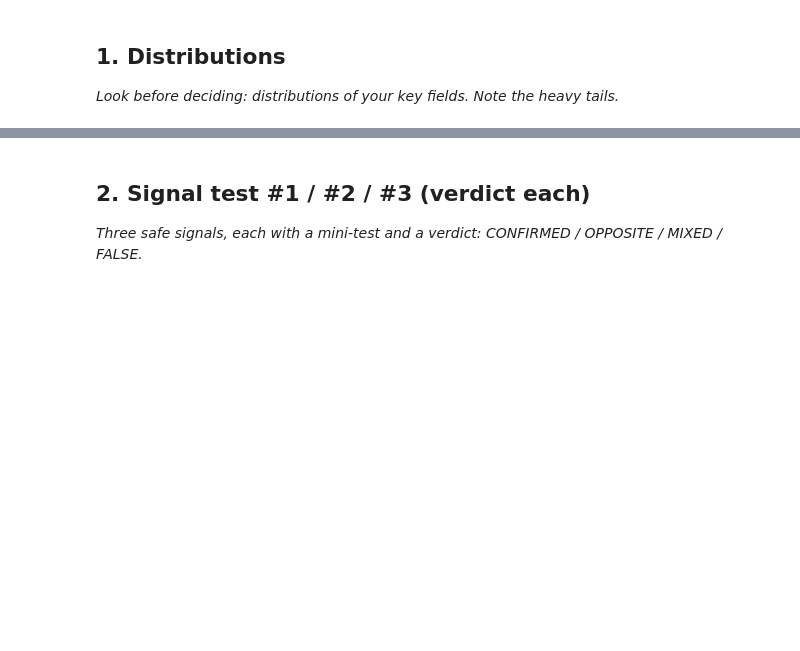
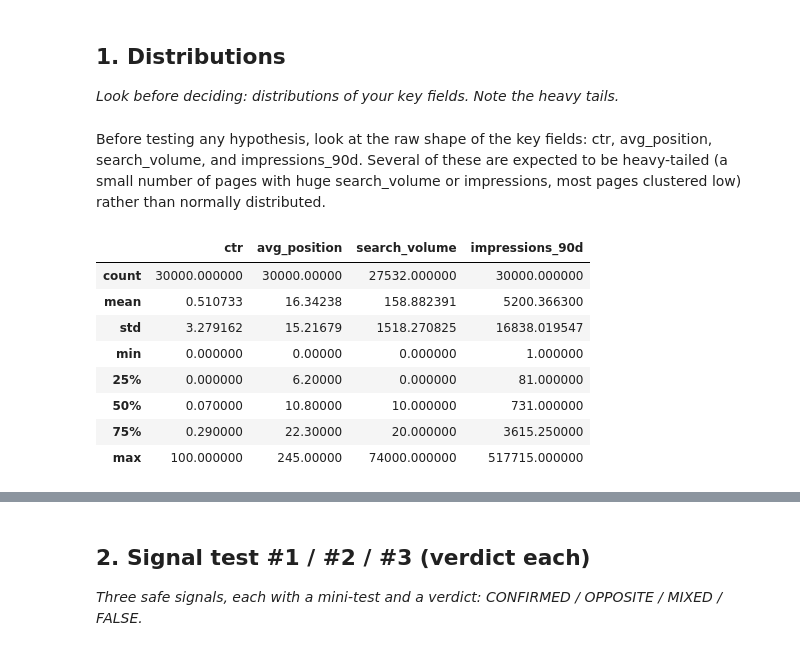
Before and after one commit to jayanthGowda1718/ml-internship-work, a Jupyter notebook: work/notebooks/w04_signal_audit.ipynb, the cells around one changed output, grey strips where cells are left out. Drawn from its saved outputs; the diff is of its cells as text; code cells hidden in the pictures; blank space fills up the shorter version.

```diff
--- a/work/notebooks/w04_signal_audit.ipynb
+++ b/work/notebooks/w04_signal_audit.ipynb
@@ -15,0 +13,19 @@ This skeleton is yours to fill. Work the sections **in order** — each one has
+# %% [markdown]
+Before testing any hypothesis, look at the raw shape of the key fields: ctr, avg_position, search_volume, and impressions_90d. Several of these are expected to be heavy-tailed (a small number of pages with huge search_volume or impressions, most pages clustered low) rather than normally distributed.
+# %%
+import pandas as pd
+
+url = "https://raw.githubusercontent.com/jayanthGowda1718/ml-internship-work/main/data/raw/content_refresh_anonymized.csv"
+df = pd.read_csv(url)
+
+df[["ctr", "avg_position", "search_volume", "impressions_90d"]].describe()
+# %% [output]
+|  | ctr | avg_position | search_volume | impressions_90d |
+| count | 30000.000000 | 30000.00000 | 27532.000000 | 30000.000000 |
+| mean | 0.510733 | 16.34238 | 158.882391 | 5200.366300 |
+| std | 3.279162 | 15.21679 | 1518.270825 | 16838.019547 |
+| min | 0.000000 | 0.00000 | 0.000000 | 1.000000 |
+| 25% | 0.000000 | 6.20000 | 0.000000 | 81.000000 |
+| 50% | 0.070000 | 10.80000 | 10.000000 | 731.000000 |
+| 75% | 0.290000 | 22.30000 | 20.000000 | 3615.250000 |
+| max | 100.000000 | 245.00000 | 74000.000000 | 517715.000000 |
```
Also changed, not shown: parts of 11 cells of this notebook.
